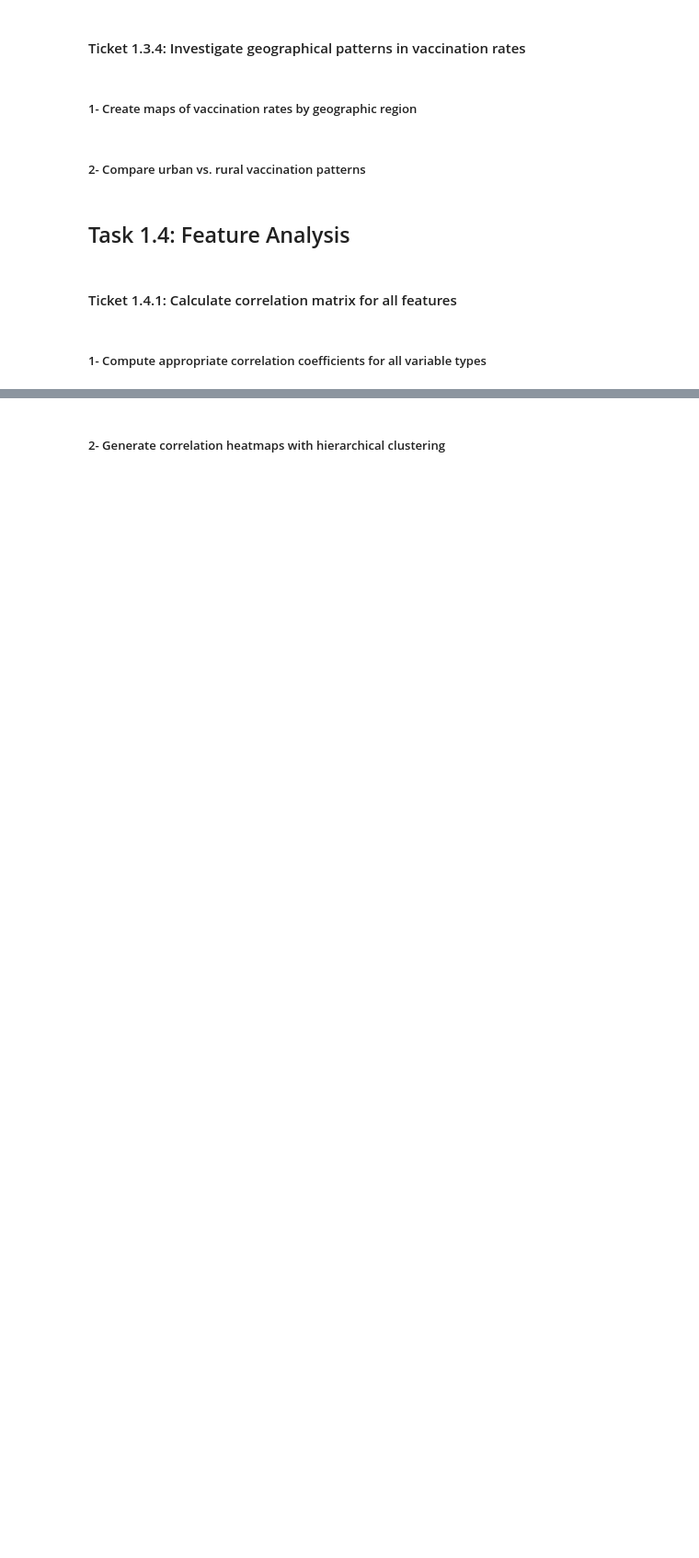
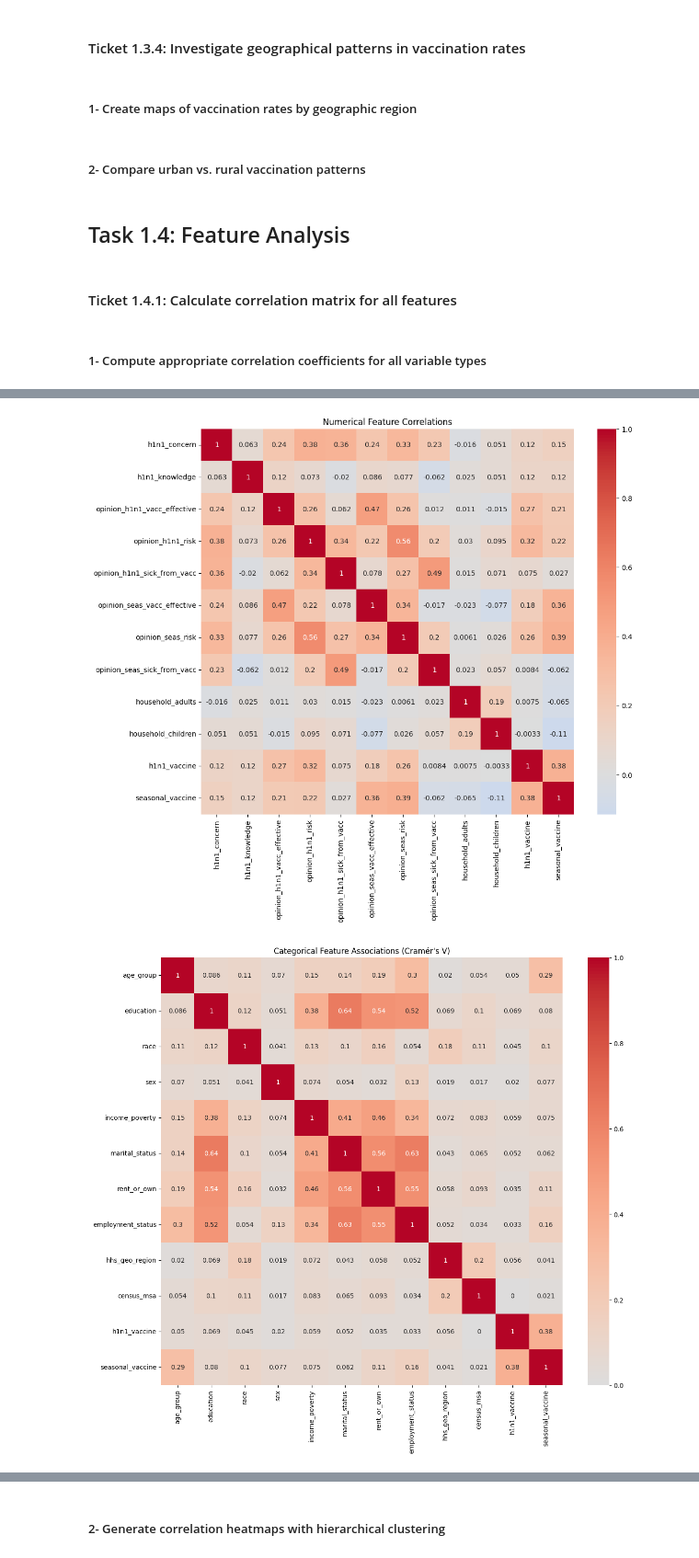
Before and after one commit to gulnamo01/Project-A_Data-Circle, a Jupyter notebook: notebooks/yahya_eda.ipynb, the cells around one changed output, grey strips where cells are left out. Shown at 92% size. Drawn from its saved outputs; the diff is of its cells as text; code cells hidden in the pictures; blank space fills up the shorter version.

```diff
--- a/notebooks/yahya_eda.ipynb
+++ b/notebooks/yahya_eda.ipynb
@@ -541,0 +586,68 @@ Summary for outliers analysis:
+# %%
+import pandas as pd
+import matplotlib.pyplot as plt
+import seaborn as sns
+from scipy.stats import pointbiserialr, spearmanr
+from dython.nominal import associations
+
+# Define variable types
+numerical = [
+    'h1n1_concern', 'h1n1_knowledge', 'opinion_h1n1_vacc_effective',
+    'opinion_h1n1_risk', 'opinion_h1n1_sick_from_vacc',
+    'opinion_seas_vacc_effective', 'opinion_seas_risk',
+    'opinion_seas_sick_from_vacc', 'household_adults', 'household_children'
+]
+
+categorical = ['age_group', 'education', 'race', 'sex', 'income_poverty',
+               'marital_status', 'rent_or_own', 'employment_status',
+               'hhs_geo_region', 'census_msa']
+
+binary = [
+    'behavioral_antiviral_meds', 'behavioral_avoidance',
+    'behavioral_face_mask', 'behavioral_wash_hands',
+    'behavioral_large_gatherings', 'behavioral_outside_home',
+    'behavioral_touch_face', 'doctor_recc_h1n1', 'doctor_recc_seasonal',
+    'chronic_med_condition', 'child_under_6_months', 'health_worker',
+    'health_insurance'
+]
+
+target = ['h1n1_vaccine', 'seasonal_vaccine']
+
+# 1. Numerical Features Correlation
+num_corr = train_data[numerical + target].corr(method='pearson')
+plt.figure(figsize=(12, 10))
+sns.heatmap(num_corr, annot=True, cmap='coolwarm', center=0)
+plt.title("Numerical Feature Correlations")
+plt.show()
+
+# 2. Categorical Features Association (Cramér's V)
+cat_data = train_data[categorical + target].copy() # Create a copy to avoid modifying the original DataFrame
+
+# Convert target variables to 'object' dtype for categorical association
+cat_data['h1n1_vaccine'] = cat_data['h1n1_vaccine'].astype('object')
+cat_data['seasonal_vaccine'] = cat_data['seasonal_vaccine'].astype('object')
+
+# Create a list of nominal columns that includes target variables
+nominal_columns = categorical + target
+
+cat_assoc = associations(cat_data, nominal_columns=nominal_columns, plot=False, compute_only=True)
+plt.figure(figsize=(14, 12))
+sns.heatmap(cat_assoc['corr'], annot=True, cmap='coolwarm', center=0)
+plt.title("Categorical Feature Associations (Cramér's V)")
+plt.show()
+
+# 3. Binary Features (Point-Biserial with Target)
+binary_target_corrs = {}
+for bin_col in binary:
+    h1n1_corr, _ = pointbiserialr(train_data[bin_col], train_data['h1n1_vaccine'])
+    seas_corr, _ = pointbiserialr(train_data[bin_col], train_data['seasonal_vaccine'])
+    binary_target_corrs[bin_col] = {'h1n1_vaccine': h1n1_corr, 'seasonal_vaccine': seas_corr}
+
+binary_target_train_data = pd.DataFrame(binary_target_corrs).T
+plt.figure(figsize=(8, 10))
+sns.heatmap(binary_target_train_data, annot=True, cmap='coolwarm', center=0)
+plt.title("Binary Feature Correlations with Target Variables (Point-Biserial)")
+plt.show()
+# %% [output]
+[figure, added]
+[figure, added]
```
Also changed, not shown: parts of 8 cells of this notebook.
